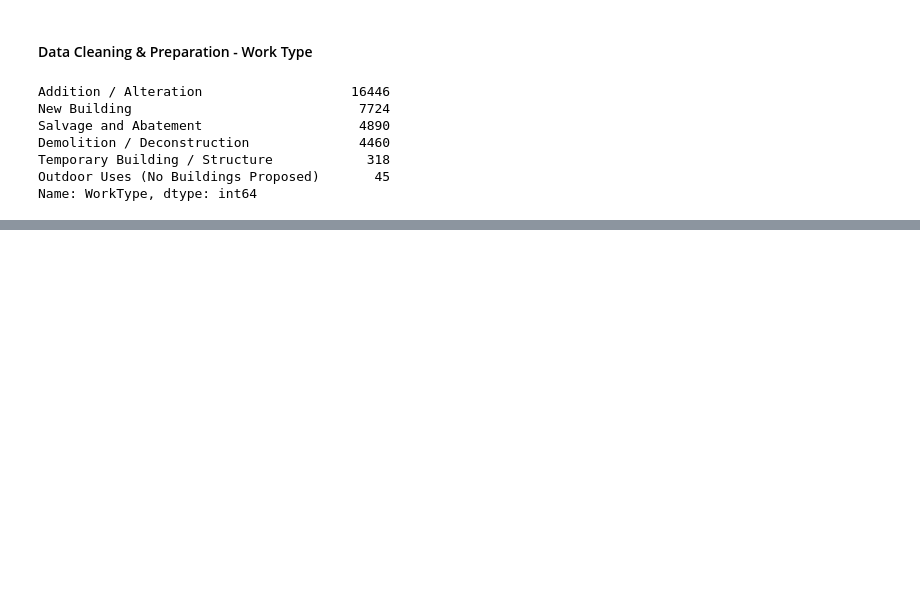
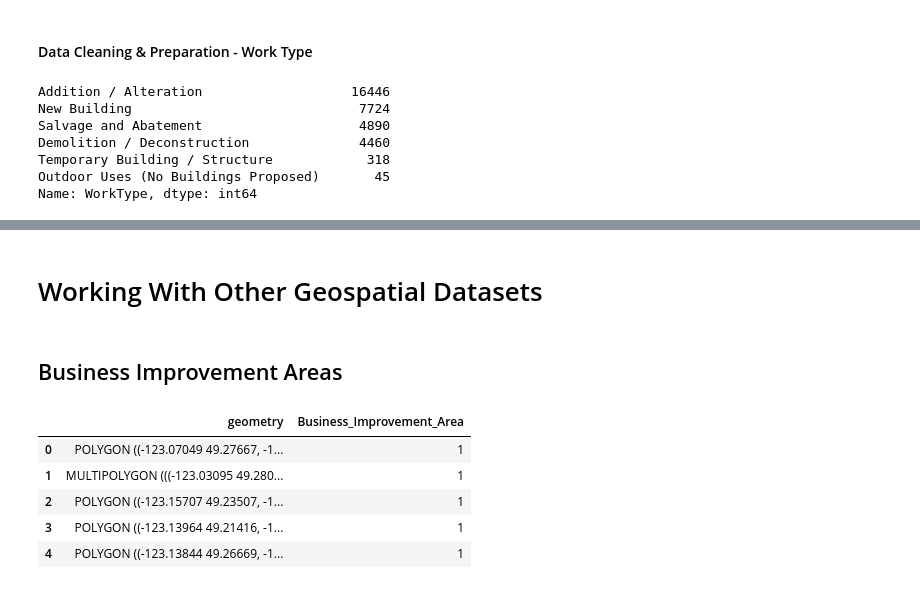
Before and after one commit to RoryAJames/CIND-820, a Jupyter notebook: CIND.ipynb, the cells around one changed output, grey strips where cells are left out. Cells and saved outputs as stored; diff of their text form; code cells hidden in the pictures; blank space fills up the shorter version.

```diff
--- a/CIND.ipynb
+++ b/CIND.ipynb
@@ -206,0 +290,2 @@ Name: WorkType, dtype: int64
+# %% [markdown]
+# Working With Other Geospatial Datasets
@@ -206,0 +309,12 @@ Name: WorkType, dtype: int64
+# %% [markdown]
+## Business Improvement Areas
+# %%
+bia_df = geo_column_only('https://opendata.vancouver.ca/api/v2/catalog/datasets/business-improvement-areas-bia/exports/geojson?limit=-1&offset=0&timezone=UTC', 'Business_Improvement_Area')
+bia_df.head()
+# %% [output]
+|  | geometry | Business_Improvement_Area |
+| 0 | POLYGON ((-123.07049 49.27667, -1... | 1 |
+| 1 | MULTIPOLYGON (((-123.03095 49.280... | 1 |
+| 2 | POLYGON ((-123.15707 49.23507, -1... | 1 |
+| 3 | POLYGON ((-123.13964 49.21416, -1... | 1 |
+| 4 | POLYGON ((-123.13844 49.26669, -1... | 1 |
```
Also changed, not shown: parts of 17 cells of this notebook.
